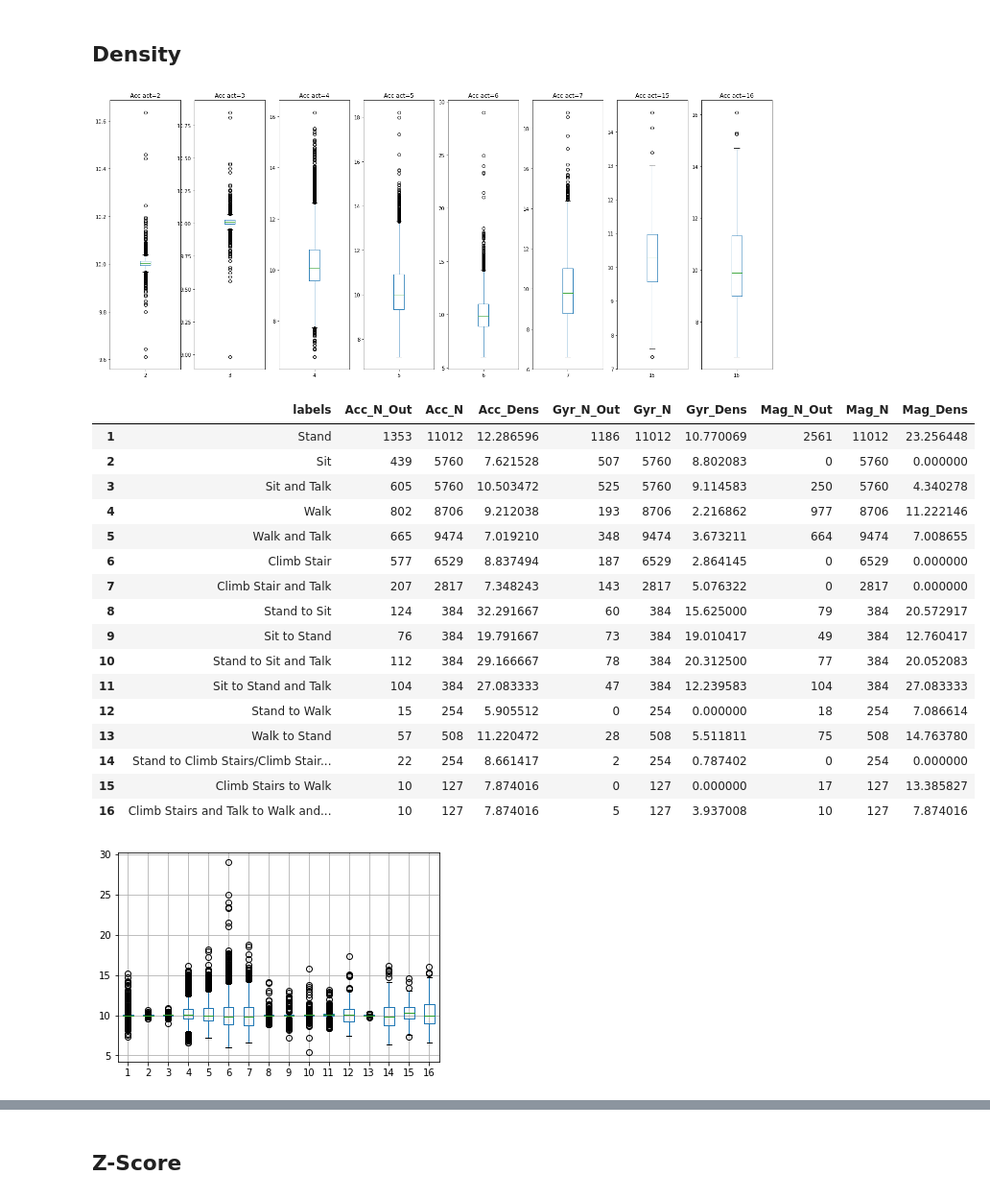
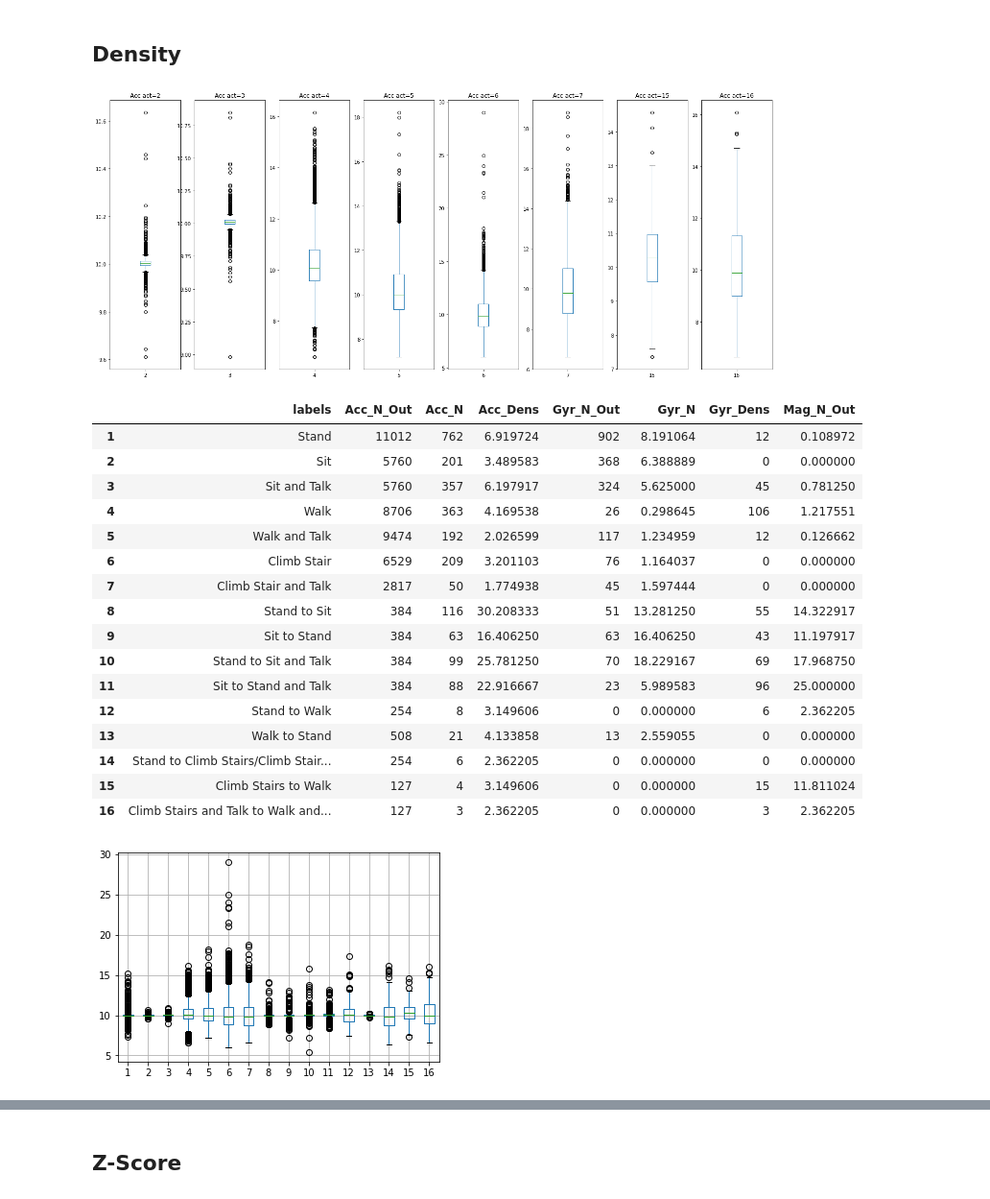
Before and after one commit to leonorcoelh0/TCD, a Jupyter notebook: Code/mainActivityNew.ipynb, the cells around one changed output, grey strips where cells are left out. Shown: that part at 96% size. Drawn from its saved outputs; the diff is of its cells as text; code cells hidden in the pictures.

Commit message:
Outlier Injection done

```diff
--- a/Code/mainActivityNew.ipynb
+++ b/Code/mainActivityNew.ipynb
@@ -124,14 +124,15 @@ def calc_mod(data, n_act=16):
 ## Density
 # %%
 def getDensity(data,i):
+    k=1.5
     quart = data[i].quantile([0.25,0.75])
     iqr = quart[0.75] - quart[0.25]
-    lim = [quart[0.25] - iqr, quart[0.75] + iqr]
+    lim = [quart[0.25] - k*iqr, quart[0.75] + k*iqr]
 
     values = data.loc[(data[i] < lim[0]) | (data[i] > lim[1]),[i]]
     n = data[pd.notnull(data[i])]
 
-    return [values.shape[0] / n.shape[0] * 100,n.shape[0], values.shape[0]]
+    return [values.shape[0] / n.shape[0] * 100, n.shape[0], values.shape[0]]  #densidade, nº de pontos, nº de outliers
 # %%
 def plotBoxplot(data,acts,title):
     plt.figure(figsize=(3*len(acts),10))
@@ -144,23 +145,21 @@ def plotBoxplot(data,acts,title):
     plt.show()
 # %%
 def evaluateDensity(acc,gyr,mag,n_act=16):
-    density = [act_labels,[],[],[],[],[],[],[],[],[]]
+    density = [act_labels,[],[],[],[],[],[],[]]
 
     for i in range(1,n_act+1):
         [dens_acc,n_acc,n_out_acc] = getDensity(acc, i)
-        density[1].append(n_out_acc)
-        density[2].append(n_acc)
+        density[1].append(n_acc)
+        density[2].append(n_out_acc)
         density[3].append(dens_acc)
 
         [dens_gyr,n_gyr,n_out_gyr] = getDensity(gyr, i)
         density[4].append(n_out_gyr)
-        density[5].append(n_gyr)
-        density[6].append(dens_gyr)
+        density[5].append(dens_gyr)
 
         [dens_mag,n_mag,n_out_mag] = getDensity(mag, i)
-        density[7].append(n_out_mag)
-        density[8].append(n_mag)
-        density[9].append(dens_mag)
+        density[6].append(n_out_mag)
+        density[7].append(dens_mag)
 
     density[0] = pd.DataFrame(density[0])
     density[0].columns = ['labels']
@@ -178,49 +177,50 @@ def evaluateDensity(acc,gyr,mag,n_act=16):
         4,
         5,
         6,
         7,
         # 8,
         # 9,
         # 10,
         # 11,
         # 12,
         # 13,
         # 14,
         15,
         16,
     ]
 
     plotBoxplot(acc,acts,'Acc')
 
     acc.boxplot()
 
     # plotBoxplot(gyr,acts,'Gyr')
 
     # plotBoxplot(mag,acts,'Mag')
 
     return density
+
 density = evaluateDensity(acc,gyr,mag)
 density['labels'] = act_labels
 density.index = density.index + 1
 display(density)
 # %% [output]
 [figure]
-|  | labels | Acc_N_Out | Acc_N | Acc_Dens | Gyr_N_Out | Gyr_N | Gyr_Dens | Mag_N_Out | Mag_N | Mag_Dens |
-| 1 | Stand | 1353 | 11012 | 12.286596 | 1186 | 11012 | 10.770069 | 2561 | 11012 | 23.256448 |
-| 2 | Sit | 439 | 5760 | 7.621528 | 507 | 5760 | 8.802083 | 0 | 5760 | 0.000000 |
-| 3 | Sit and Talk | 605 | 5760 | 10.503472 | 525 | 5760 | 9.114583 | 250 | 5760 | 4.340278 |
-| 4 | Walk | 802 | 8706 | 9.212038 | 193 | 8706 | 2.216862 | 977 | 8706 | 11.222146 |
-| 5 | Walk and Talk | 665 | 9474 | 7.019210 | 348 | 9474 | 3.673211 | 664 | 9474 | 7.008655 |
-| 6 | Climb Stair | 577 | 6529 | 8.837494 | 187 | 6529 | 2.864145 | 0 | 6529 | 0.000000 |
-| 7 | Climb Stair and Talk | 207 | 2817 | 7.348243 | 143 | 2817 | 5.076322 | 0 | 2817 | 0.000000 |
-| 8 | Stand to Sit | 124 | 384 | 32.291667 | 60 | 384 | 15.625000 | 79 | 384 | 20.572917 |
-| 9 | Sit to Stand | 76 | 384 | 19.791667 | 73 | 384 | 19.010417 | 49 | 384 | 12.760417 |
-| 10 | Stand to Sit and Talk | 112 | 384 | 29.166667 | 78 | 384 | 20.312500 | 77 | 384 | 20.052083 |
-| 11 | Sit to Stand and Talk | 104 | 384 | 27.083333 | 47 | 384 | 12.239583 | 104 | 384 | 27.083333 |
-| 12 | Stand to Walk | 15 | 254 | 5.905512 | 0 | 254 | 0.000000 | 18 | 254 | 7.086614 |
-| 13 | Walk to Stand | 57 | 508 | 11.220472 | 28 | 508 | 5.511811 | 75 | 508 | 14.763780 |
-| 14 | Stand to Climb Stairs/Climb Stair... | 22 | 254 | 8.661417 | 2 | 254 | 0.787402 | 0 | 254 | 0.000000 |
-| 15 | Climb Stairs to Walk | 10 | 127 | 7.874016 | 0 | 127 | 0.000000 | 17 | 127 | 13.385827 |
-| 16 | Climb Stairs and Talk to Walk and... | 10 | 127 | 7.874016 | 5 | 127 | 3.937008 | 10 | 127 | 7.874016 |
+|  | labels | Acc_N_Out | Acc_N | Acc_Dens | Gyr_N_Out | Gyr_N | Gyr_Dens | Mag_N_Out |
+| 1 | Stand | 11012 | 762 | 6.919724 | 902 | 8.191064 | 12 | 0.108972 |
+| 2 | Sit | 5760 | 201 | 3.489583 | 368 | 6.388889 | 0 | 0.000000 |
+| 3 | Sit and Talk | 5760 | 357 | 6.197917 | 324 | 5.625000 | 45 | 0.781250 |
+| 4 | Walk | 8706 | 363 | 4.169538 | 26 | 0.298645 | 106 | 1.217551 |
+| 5 | Walk and Talk | 9474 | 192 | 2.026599 | 117 | 1.234959 | 12 | 0.126662 |
+| 6 | Climb Stair | 6529 | 209 | 3.201103 | 76 | 1.164037 | 0 | 0.000000 |
+| 7 | Climb Stair and Talk | 2817 | 50 | 1.774938 | 45 | 1.597444 | 0 | 0.000000 |
+| 8 | Stand to Sit | 384 | 116 | 30.208333 | 51 | 13.281250 | 55 | 14.322917 |
+| 9 | Sit to Stand | 384 | 63 | 16.406250 | 63 | 16.406250 | 43 | 11.197917 |
+| 10 | Stand to Sit and Talk | 384 | 99 | 25.781250 | 70 | 18.229167 | 69 | 17.968750 |
+| 11 | Sit to Stand and Talk | 384 | 88 | 22.916667 | 23 | 5.989583 | 96 | 25.000000 |
+| 12 | Stand to Walk | 254 | 8 | 3.149606 | 0 | 0.000000 | 6 | 2.362205 |
+| 13 | Walk to Stand | 508 | 21 | 4.133858 | 13 | 2.559055 | 0 | 0.000000 |
+| 14 | Stand to Climb Stairs/Climb Stair... | 254 | 6 | 2.362205 | 0 | 0.000000 | 0 | 0.000000 |
+| 15 | Climb Stairs to Walk | 127 | 4 | 3.149606 | 0 | 0.000000 | 15 | 11.811024 |
+| 16 | Climb Stairs and Talk to Walk and... | 127 | 3 | 2.362205 | 0 | 0.000000 | 3 | 2.362205 |
 [figure]
 # %% [markdown]
```
Also changed, not shown: parts of 6 cells of this notebook.
